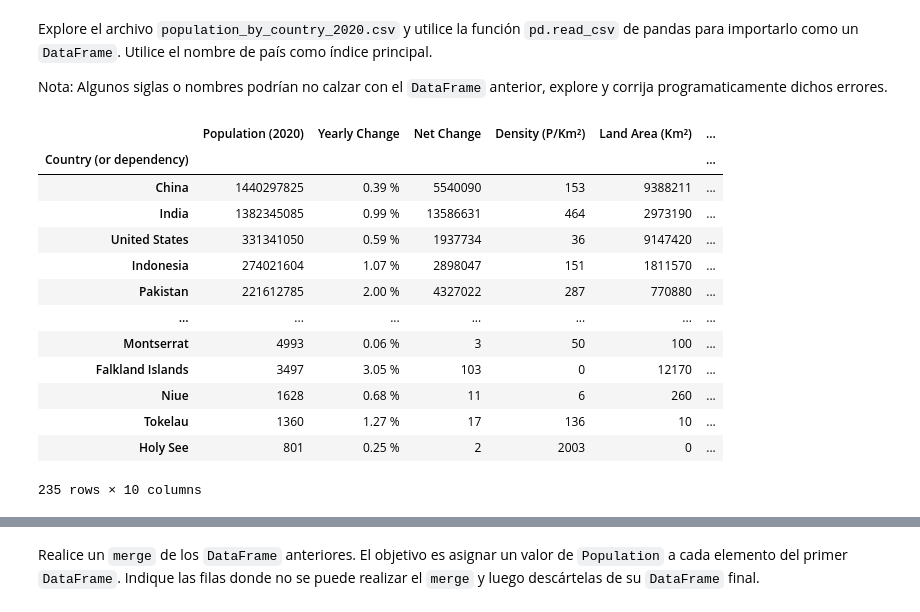
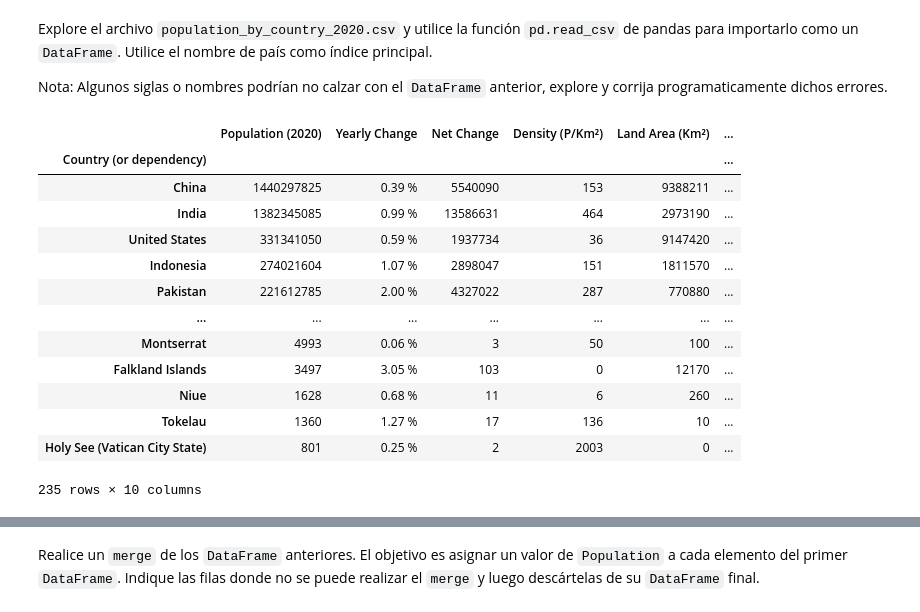
Before and after one commit to phuijse-classroom/info147-tarea-unidad1-los_pitones, a Jupyter notebook: enunciado.ipynb, the cells around one changed output, grey strips where cells are left out. Drawn from its saved outputs; the diff is of its cells as text; code cells hidden in the pictures.

```diff
--- a/enunciado.ipynb
+++ b/enunciado.ipynb
@@ -74,25 +75,26 @@ Nota: Algunos siglas o nombres podrían no calzar con el `DataFrame` anterior, e
 # %%
 df_poblacion = pd.read_csv('data/poblacion_mundial2020.csv')
 df_poblacion.set_index("Country (or dependency)", inplace=True)
 df_poblacion.rename(index={'Czech Republic (Czechia)':'Czechia',
                            'Saint Kitts & Nevis': 'Saint Kitts and Nevis',
                            'St. Vincent & Grenadines': 'Saint Vincent and the Grenadines',
-                           'Sao Tome & Principe': 'Sao Tome and Principe'},inplace=True)
+                           'Sao Tome & Principe': 'Sao Tome and Principe',
+                           'Holy See': 'Holy See (Vatican City State)'},inplace=True)
 df_poblacion
 # %% [output]
 |  | Population (2020) | Yearly Change | Net Change | Density (P/Km²) | Land Area (Km²) | ... |
 | Country (or dependency) |  |  |  |  |  | ... |
 | China | 1440297825 | 0.39 % | 5540090 | 153 | 9388211 | ... |
 | India | 1382345085 | 0.99 % | 13586631 | 464 | 2973190 | ... |
 | United States | 331341050 | 0.59 % | 1937734 | 36 | 9147420 | ... |
 | Indonesia | 274021604 | 1.07 % | 2898047 | 151 | 1811570 | ... |
 | Pakistan | 221612785 | 2.00 % | 4327022 | 287 | 770880 | ... |
 | ... | ... | ... | ... | ... | ... | ... |
 | Montserrat | 4993 | 0.06 % | 3 | 50 | 100 | ... |
 | Falkland Islands | 3497 | 3.05 % | 103 | 0 | 12170 | ... |
 | Niue | 1628 | 0.68 % | 11 | 6 | 260 | ... |
 | Tokelau | 1360 | 1.27 % | 17 | 136 | 10 | ... |
-| Holy See | 801 | 0.25 % | 2 | 2003 | 0 | ... |
+| Holy See (Vatican City State) | 801 | 0.25 % | 2 | 2003 | 0 | ... |
 235 rows × 10 columns
 # %%
 # Comprobar los nombres de los paises
```
Also changed, not shown: parts of 13 cells of this notebook.
